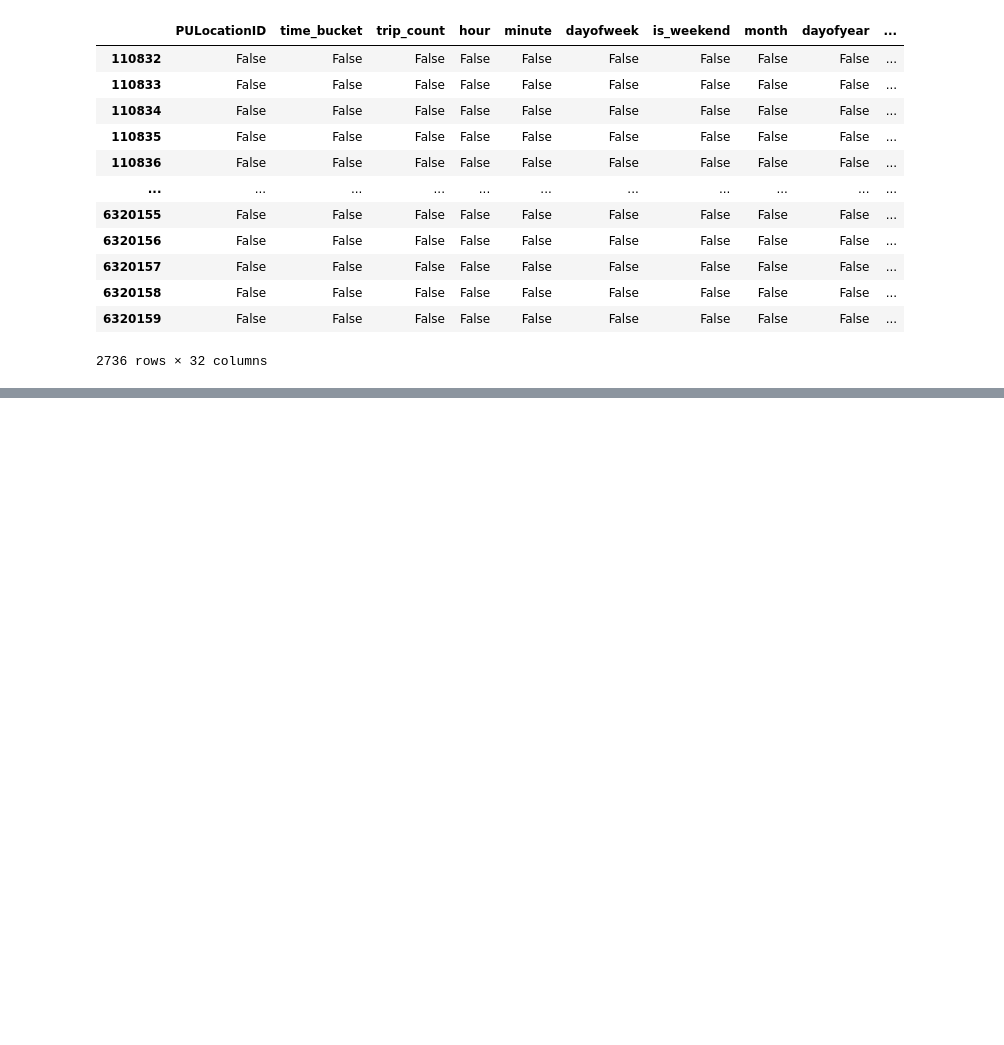
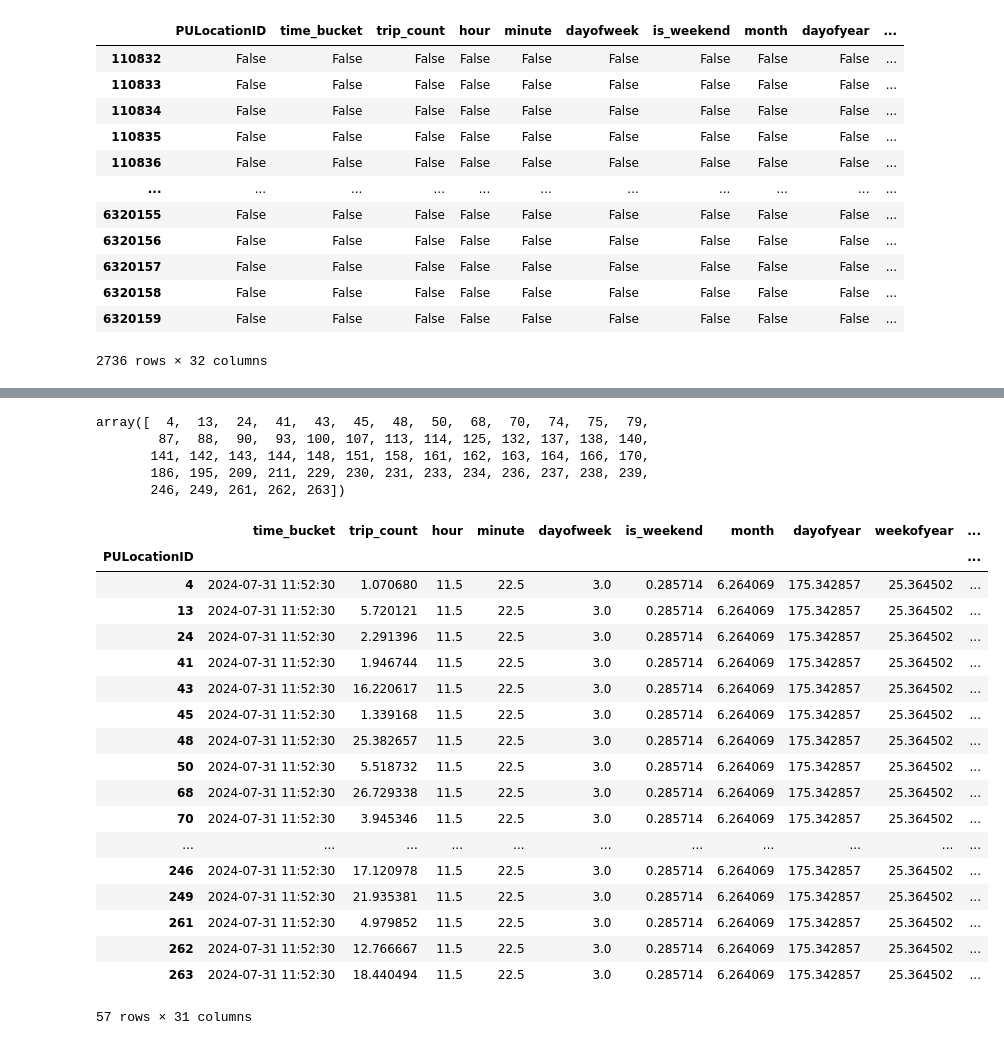
Before and after one commit to auto-d/k8s-taxi, a Jupyter notebook: analysis/eda.ipynb, the cells around one changed output, grey strips where cells are left out. Cells and saved outputs as stored; diff of their text form; code cells hidden in the pictures; blank space fills up the shorter version.

```diff
--- a/analysis/eda.ipynb
+++ b/analysis/eda.ipynb
@@ -762,0 +797,32 @@ window.isna()
+# %%
+new.PULocationID.unique()
+# %% [output]
+array([  4,  13,  24,  41,  43,  45,  48,  50,  68,  70,  74,  75,  79,
+        87,  88,  90,  93, 100, 107, 113, 114, 125, 132, 137, 138, 140,
+       141, 142, 143, 144, 148, 151, 158, 161, 162, 163, 164, 166, 170,
+       186, 195, 209, 211, 229, 230, 231, 233, 234, 236, 237, 238, 239,
+       246, 249, 261, 262, 263])
+# %%
+group_df2 = new.groupby(["PULocationID"])
+# %%
+group_df2.mean()
+# %% [output]
+|  | time_bucket | trip_count | hour | minute | dayofweek | is_weekend | month | dayofyear | weekofyear | ... |
+| PULocationID |  |  |  |  |  |  |  |  |  | ... |
+| 4 | 2024-07-31 11:52:30 | 1.070680 | 11.5 | 22.5 | 3.0 | 0.285714 | 6.264069 | 175.342857 | 25.364502 | ... |
+| 13 | 2024-07-31 11:52:30 | 5.720121 | 11.5 | 22.5 | 3.0 | 0.285714 | 6.264069 | 175.342857 | 25.364502 | ... |
+| 24 | 2024-07-31 11:52:30 | 2.291396 | 11.5 | 22.5 | 3.0 | 0.285714 | 6.264069 | 175.342857 | 25.364502 | ... |
+| 41 | 2024-07-31 11:52:30 | 1.946744 | 11.5 | 22.5 | 3.0 | 0.285714 | 6.264069 | 175.342857 | 25.364502 | ... |
+| 43 | 2024-07-31 11:52:30 | 16.220617 | 11.5 | 22.5 | 3.0 | 0.285714 | 6.264069 | 175.342857 | 25.364502 | ... |
+| 45 | 2024-07-31 11:52:30 | 1.339168 | 11.5 | 22.5 | 3.0 | 0.285714 | 6.264069 | 175.342857 | 25.364502 | ... |
+| 48 | 2024-07-31 11:52:30 | 25.382657 | 11.5 | 22.5 | 3.0 | 0.285714 | 6.264069 | 175.342857 | 25.364502 | ... |
+| 50 | 2024-07-31 11:52:30 | 5.518732 | 11.5 | 22.5 | 3.0 | 0.285714 | 6.264069 | 175.342857 | 25.364502 | ... |
+| 68 | 2024-07-31 11:52:30 | 26.729338 | 11.5 | 22.5 | 3.0 | 0.285714 | 6.264069 | 175.342857 | 25.364502 | ... |
+| 70 | 2024-07-31 11:52:30 | 3.945346 | 11.5 | 22.5 | 3.0 | 0.285714 | 6.264069 | 175.342857 | 25.364502 | ... |
+| ... | ... | ... | ... | ... | ... | ... | ... | ... | ... | ... |
+| 246 | 2024-07-31 11:52:30 | 17.120978 | 11.5 | 22.5 | 3.0 | 0.285714 | 6.264069 | 175.342857 | 25.364502 | ... |
+| 249 | 2024-07-31 11:52:30 | 21.935381 | 11.5 | 22.5 | 3.0 | 0.285714 | 6.264069 | 175.342857 | 25.364502 | ... |
+| 261 | 2024-07-31 11:52:30 | 4.979852 | 11.5 | 22.5 | 3.0 | 0.285714 | 6.264069 | 175.342857 | 25.364502 | ... |
+| 262 | 2024-07-31 11:52:30 | 12.766667 | 11.5 | 22.5 | 3.0 | 0.285714 | 6.264069 | 175.342857 | 25.364502 | ... |
+| 263 | 2024-07-31 11:52:30 | 18.440494 | 11.5 | 22.5 | 3.0 | 0.285714 | 6.264069 | 175.342857 | 25.364502 | ... |
+57 rows × 31 columns
```
Also changed, not shown: parts of 12 cells of this notebook, 2 other files.
